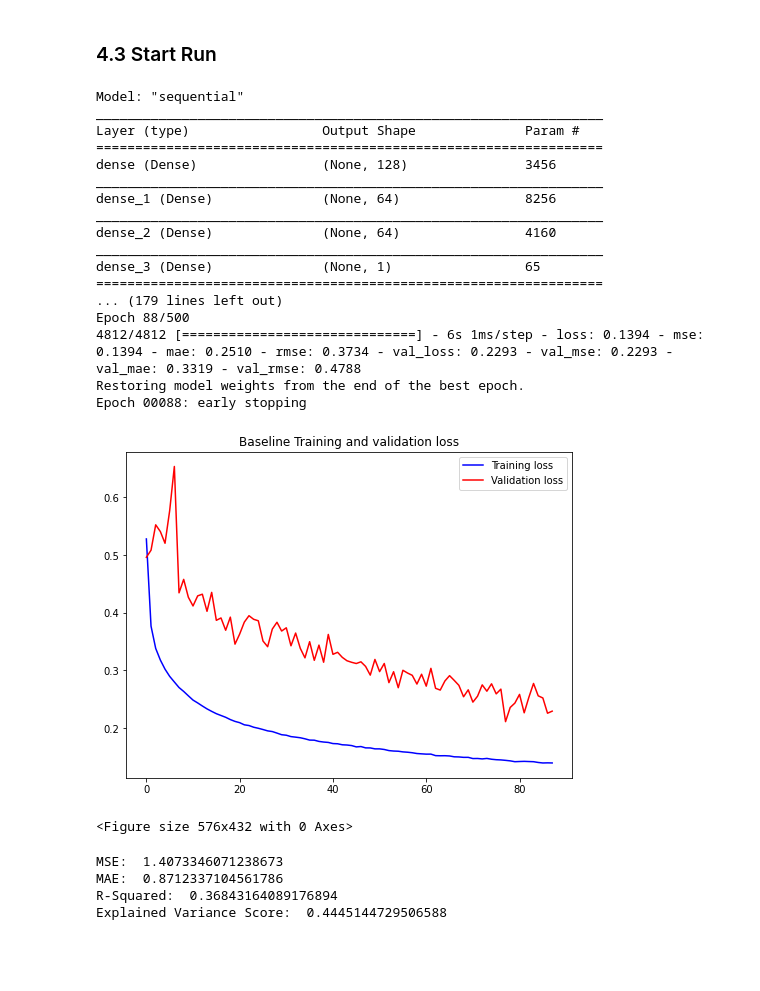
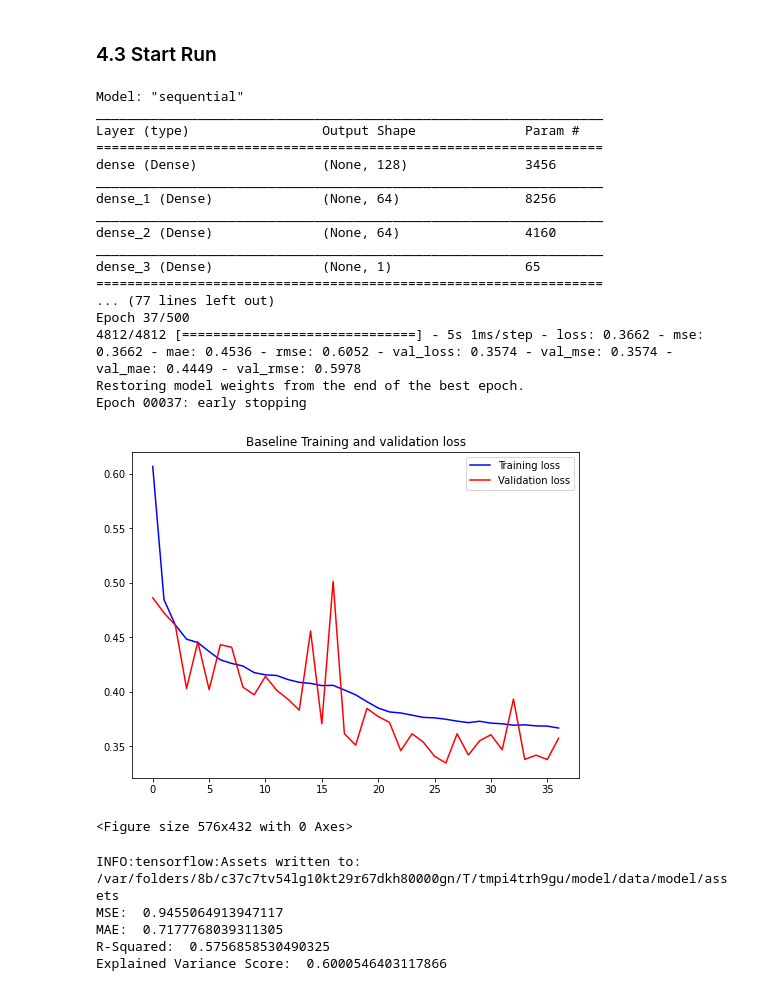
Before and after one commit to digitacs/4dv652-ml, a Jupyter notebook: notebooks/assignment15/dense_model_problemB_posenet.ipynb, the cells around one changed output. Saved outputs shown, nothing was run; the diff lists cells and outputs as text; code cells hidden in the pictures; blank space fills up the shorter version.

Commit message:
DIS-199 #posenet and Kinect dense models

```diff
--- a/notebooks/assignment15/dense_model_problemB_posenet.ipynb
+++ b/notebooks/assignment15/dense_model_problemB_posenet.ipynb
@@ -160,7 +153,7 @@ array([[ 1.00655112, -0.34292424,  1.01664788, ...,  0.1665852 ,
 # %%
-input_mean_test = X_test.mean()
-input_std_test = X_test.std()
+#input_mean_test = X_test.mean()
+#input_std_test = X_test.std()
 
-X_test = (X_test - input_mean_test) / input_std_test
+#X_test = (X_test - input_mean_test) / input_std_test
 
-X_test.to_numpy()
+#X_test.to_numpy()
@@ -181,7 +160,7 @@ array([[ 1.13022077,  0.22046598,  1.13794538, ...,  0.25184165,
 # %%
-output_mean_train = y_train.mean()
-output_std_train = y_train.std()
+#output_mean_train = y_train.mean()
+#output_std_train = y_train.std()
 
-y_train = (y_train - output_mean_train) / output_std_train
+#y_train = (y_train - output_mean_train) / output_std_train
 
-y_train.to_numpy()
+#y_train.to_numpy()
@@ -225,7 +196,8 @@ output_activation = 'linear'
 #optimizer = 'SGD'
 #optimizer = 'RMSprop'
 optimizer = 'Adam'
-learning_rate = 1e-3
+#learning_rate = 1e-3
+learning_rate = 1e-2
 # %% [markdown]
 ### 3.2 Model Architecture
 # %%
@@ -377,13 +348,13 @@ with mlflow.start_run(run_name=model_name) as run:
     plt.show()
 
     # Log model, scaler, model parameters to MLflow
-    #mlflow.log_param("activation", activation)
-    #mlflow.log_param("kernel_initializer", kernel_initializer)
-    #mlflow.log_param("output activation", output_activation)
-    #mlflow.log_param("optimizer", optimizer)
-    #mlflow.log_param("learning rate", learning_rate)
-    #mlflow.log_param("batch size", BATCH_SIZE)
-    #mlflow.log_param("epochs", early_stopping.stopped_epoch)
+    mlflow.log_param("activation", activation)
+    mlflow.log_param("kernel_initializer", kernel_initializer)
+    mlflow.log_param("output activation", output_activation)
+    mlflow.log_param("optimizer", optimizer)
+    mlflow.log_param("learning rate", learning_rate)
+    mlflow.log_param("batch size", BATCH_SIZE)
+    mlflow.log_param("epochs", early_stopping.stopped_epoch)
 
     #mlflow.log_param("input_mean_train", input_mean_train)
     #mlflow.log_param("input_std_train", input_std_train)
@@ -398,52 +369,56 @@ with mlflow.start_run(run_name=model_name) as run:
     for i in range(10):
         start_time = time.time()
         predictions = model.predict(X_test)
         end_time = time.time()
         process_time[i] = (end_time - start_time) * 1000
 
-    predictions = (predictions * output_std_train.to_numpy()) + output_mean_train.to_numpy()
+    #predictions = (predictions * output_std_train.to_numpy()) + output_mean_train.to_numpy()
 
-    output_mean_test = y_test.mean()
-    output_std_test = y_test.std()
-    y_test = (y_test - output_mean_test) / output_std_test
-    y_test.to_numpy()
+    #output_mean_test = y_test.mean()
+    #output_std_test = y_test.std()
+    #y_test = (y_test - output_mean_test) / output_std_test
+    #y_test.to_numpy()
 
+    #(mse, mae, r2, variance) = eval_metrics(y_test, predictions)
+
+    predictions = y_scaler.inverse_transform(predictions)
     (mse, mae, r2, variance) = eval_metrics(y_test, predictions)
-    #mlflow.log_metric("mse", mse)
-    #mlflow.log_metric("mae", mae)
-    #mlflow.log_metric("R-squared", r2)
-    #mlflow.log_metric("variance", variance)
-    #mlflow.log_param("total params", model.count_params())
-    #mlflow.log_metric("process time", np.mean(process_time))
+    mlflow.log_metric("mse", mse)
+    mlflow.log_metric("mae", mae)
+    mlflow.log_metric("R-squared", r2)
+    mlflow.log_metric("variance", variance)
+    mlflow.log_param("total params", model.count_params())
+    mlflow.log_metric("process time", np.mean(process_time))
 
-    #mlflow.keras.log_model(model, model_name, signature=signature)
+    mlflow.keras.log_model(model, model_name, signature=signature)
 
     # Print metrics
     print('MSE: ', mse)
     print('MAE: ', mae)
     print('R-Squared: ', r2)
     print('Explained Variance Score: ', variance)
 # %% [output]
 Model: "sequential"
 _________________________________________________________________
 Layer (type)                 Output Shape              Param #
 =================================================================
 dense (Dense)                (None, 128)               3456
 _________________________________________________________________
 dense_1 (Dense)              (None, 64)                8256
 _________________________________________________________________
 dense_2 (Dense)              (None, 64)                4160
 _________________________________________________________________
 dense_3 (Dense)              (None, 1)                 65
 =================================================================
-... (179 lines left out)
-Epoch 88/500
-4812/4812 [==============================] - 6s 1ms/step - loss: 0.1394 - mse: 0.1394 - mae: 0.2510 - rmse: 0.3734 - val_loss: 0.2293 - val_mse: 0.2293 - val_mae: 0.3319 - val_rmse: 0.4788
+... (77 lines left out)
+Epoch 37/500
+4812/4812 [==============================] - 5s 1ms/step - loss: 0.3662 - mse: 0.3662 - mae: 0.4536 - rmse: 0.6052 - val_loss: 0.3574 - val_mse: 0.3574 - val_mae: 0.4449 - val_rmse: 0.5978
 Restoring model weights from the end of the best epoch.
-Epoch 00088: early stopping
+Epoch 00037: early stopping
-[figure, old version]
+[figure, new version]
 <Figure size 576x432 with 0 Axes>
-MSE:  1.4073346071238673
-MAE:  0.8712337104561786
-R-Squared:  0.36843164089176894
-Explained Variance Score:  0.4445144729506588
+INFO:tensorflow:Assets written to: /var/folders/8b/c37c7tv54lg10kt29r67dkh80000gn/T/tmpi4trh9gu/model/data/model/assets
+MSE:  0.9455064913947117
+MAE:  0.7177768039311305
+R-Squared:  0.5756858530490325
+Explained Variance Score:  0.6000546403117866
```
Also changed, not shown: parts of 9 cells of this notebook, 1 other file.
